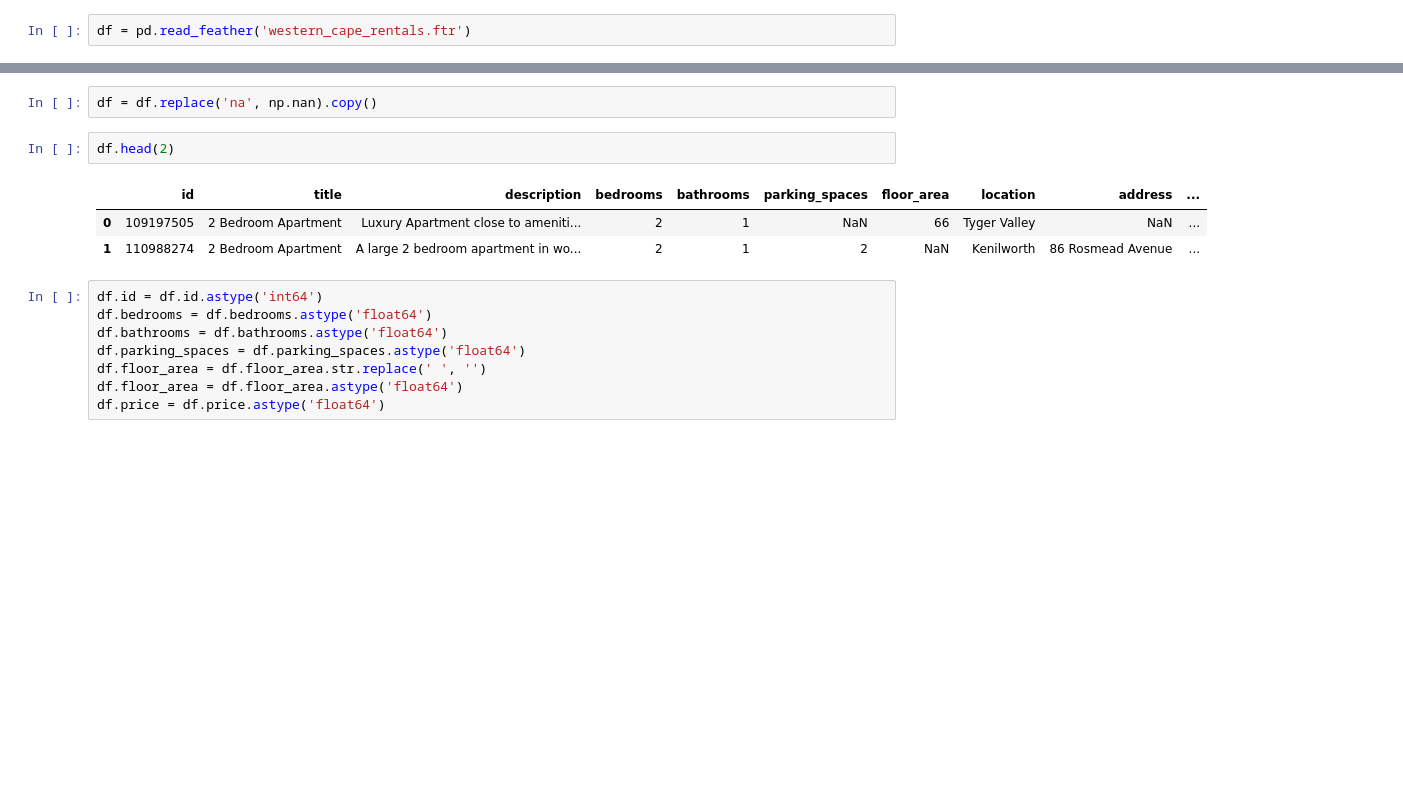
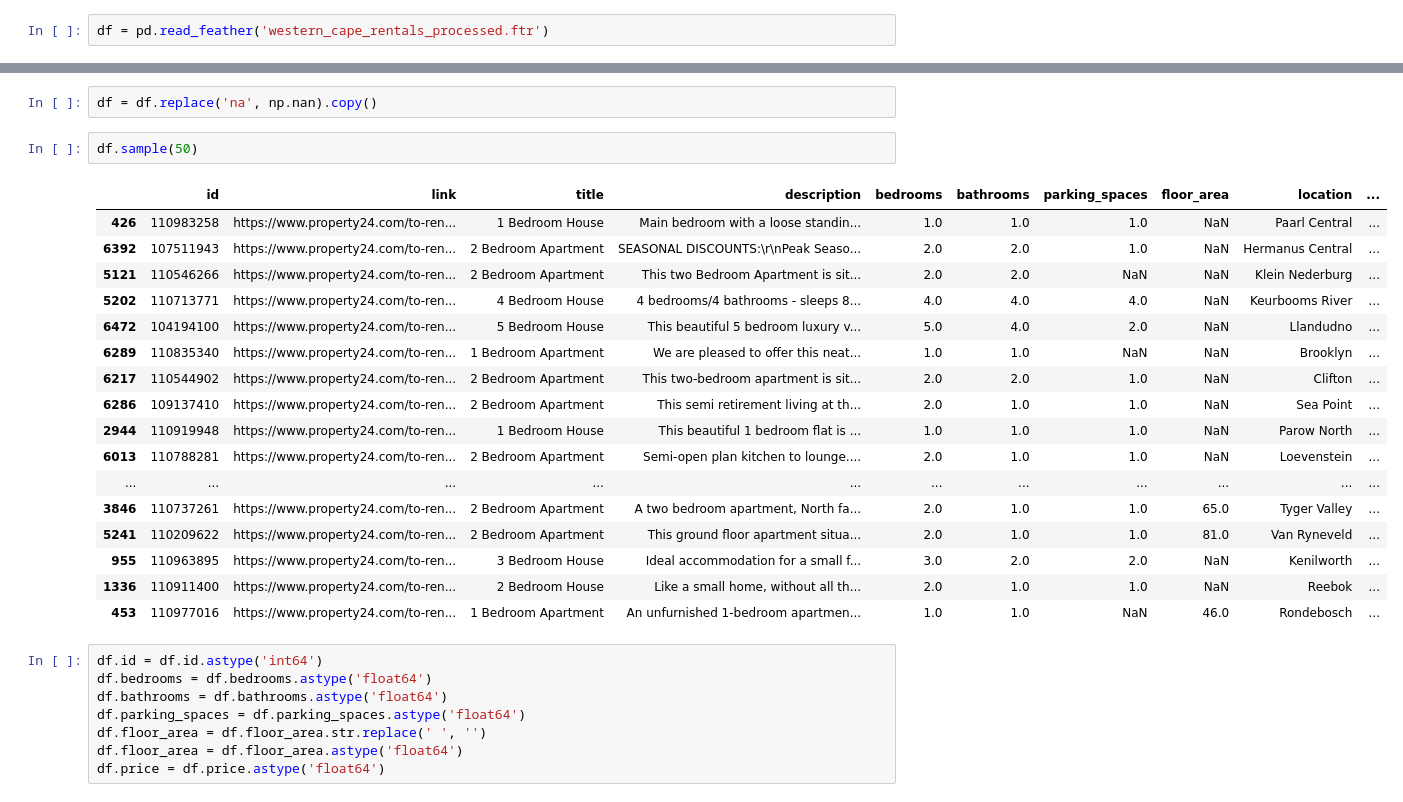
Before and after one commit to pierre-le-roux/property-scraper, a Jupyter notebook: eda.ipynb, the cells around one changed output, grey strips where cells are left out. Cells and saved outputs as stored; diff of their text form; blank space fills up the shorter version.

Commit message:
feat: EDA on rental houses and apartments
--- sturdy ---
user_id: d0395253-c057-41de-b154-e4cfd5ae8387
view_id: b7735179-d43e-4dd7-bd91-834d99fb049c
workspace_id: 8a1e79bb-ec9b-432c-a56e-2922eec8d1f8

```diff
--- a/eda.ipynb
+++ b/eda.ipynb
@@ -118,4 +129,4 @@ while True:
 
 df.to_feather('western_cape_rentals.ftr')
 # %%
-df = pd.read_feather('western_cape_rentals.ftr')
+df = pd.read_feather('western_cape_rentals_processed.ftr')
@@ -122,11 +155,25 @@ df = pd.read_feather('western_cape_rentals.ftr')
 # %%
 df = df.replace('na', np.nan).copy()
-# %%
-df.head(2)
-# %% [output]
-|  | id | title | description | bedrooms | bathrooms | parking_spaces | floor_area | location | address | ... |
-| 0 | 109197505 | 2 Bedroom Apartment | Luxury Apartment close to ameniti... | 2 | 1 | NaN | 66 | Tyger Valley | NaN | ... |
-| 1 | 110988274 | 2 Bedroom Apartment | A large 2 bedroom apartment in wo... | 2 | 1 | 2 | NaN | Kenilworth | 86 Rosmead Avenue | ... |
+# %%
+df.sample(50)
+# %% [output]
+|  | id | link | title | description | bedrooms | bathrooms | parking_spaces | floor_area | location | ... |
+| 426 | 110983258 | https://www.property24.com/to-ren... | 1 Bedroom House | Main bedroom with a loose standin... | 1.0 | 1.0 | 1.0 | NaN | Paarl Central | ... |
+| 6392 | 107511943 | https://www.property24.com/to-ren... | 2 Bedroom Apartment | SEASONAL DISCOUNTS:\r\nPeak Seaso... | 2.0 | 2.0 | 1.0 | NaN | Hermanus Central | ... |
+| 5121 | 110546266 | https://www.property24.com/to-ren... | 2 Bedroom Apartment | This two Bedroom Apartment is sit... | 2.0 | 2.0 | NaN | NaN | Klein Nederburg | ... |
+| 5202 | 110713771 | https://www.property24.com/to-ren... | 4 Bedroom House | 4 bedrooms/4 bathrooms - sleeps 8... | 4.0 | 4.0 | 4.0 | NaN | Keurbooms River | ... |
+| 6472 | 104194100 | https://www.property24.com/to-ren... | 5 Bedroom House | This beautiful 5 bedroom luxury v... | 5.0 | 4.0 | 2.0 | NaN | Llandudno | ... |
+| 6289 | 110835340 | https://www.property24.com/to-ren... | 1 Bedroom Apartment | We are pleased to offer this neat... | 1.0 | 1.0 | NaN | NaN | Brooklyn | ... |
+| 6217 | 110544902 | https://www.property24.com/to-ren... | 2 Bedroom Apartment | This two-bedroom apartment is sit... | 2.0 | 2.0 | 1.0 | NaN | Clifton | ... |
+| 6286 | 109137410 | https://www.property24.com/to-ren... | 2 Bedroom Apartment | This semi retirement living at th... | 2.0 | 1.0 | 1.0 | NaN | Sea Point | ... |
+| 2944 | 110919948 | https://www.property24.com/to-ren... | 1 Bedroom House | This beautiful 1 bedroom flat is ... | 1.0 | 1.0 | 1.0 | NaN | Parow North | ... |
+| 6013 | 110788281 | https://www.property24.com/to-ren... | 2 Bedroom Apartment | Semi-open plan kitchen to lounge.... | 2.0 | 1.0 | 1.0 | NaN | Loevenstein | ... |
+| ... | ... | ... | ... | ... | ... | ... | ... | ... | ... | ... |
+| 3846 | 110737261 | https://www.property24.com/to-ren... | 2 Bedroom Apartment | A two bedroom apartment, North fa... | 2.0 | 1.0 | 1.0 | 65.0 | Tyger Valley | ... |
+| 5241 | 110209622 | https://www.property24.com/to-ren... | 2 Bedroom Apartment | This ground floor apartment situa... | 2.0 | 1.0 | 1.0 | 81.0 | Van Ryneveld | ... |
+| 955 | 110963895 | https://www.property24.com/to-ren... | 3 Bedroom House | Ideal accommodation for a small f... | 3.0 | 2.0 | 2.0 | NaN | Kenilworth | ... |
+| 1336 | 110911400 | https://www.property24.com/to-ren... | 2 Bedroom House | Like a small home, without all th... | 2.0 | 1.0 | 1.0 | NaN | Reebok | ... |
+| 453 | 110977016 | https://www.property24.com/to-ren... | 1 Bedroom Apartment | An unfurnished 1-bedroom apartmen... | 1.0 | 1.0 | NaN | 46.0 | Rondebosch | ... |
 # %%
 df.id = df.id.astype('int64')
 df.bedrooms = df.bedrooms.astype('float64')
```
Also changed, not shown: parts of 6 cells of this notebook, 6 other files.
